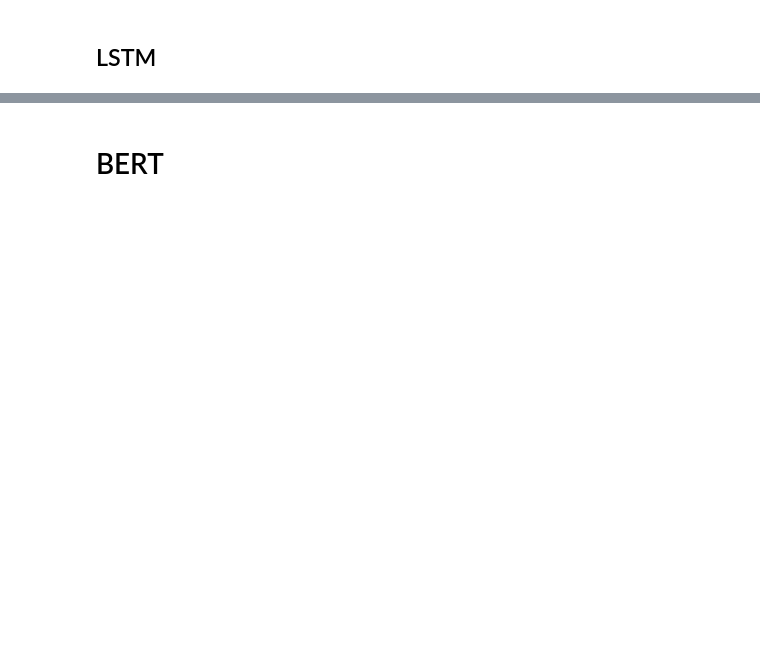
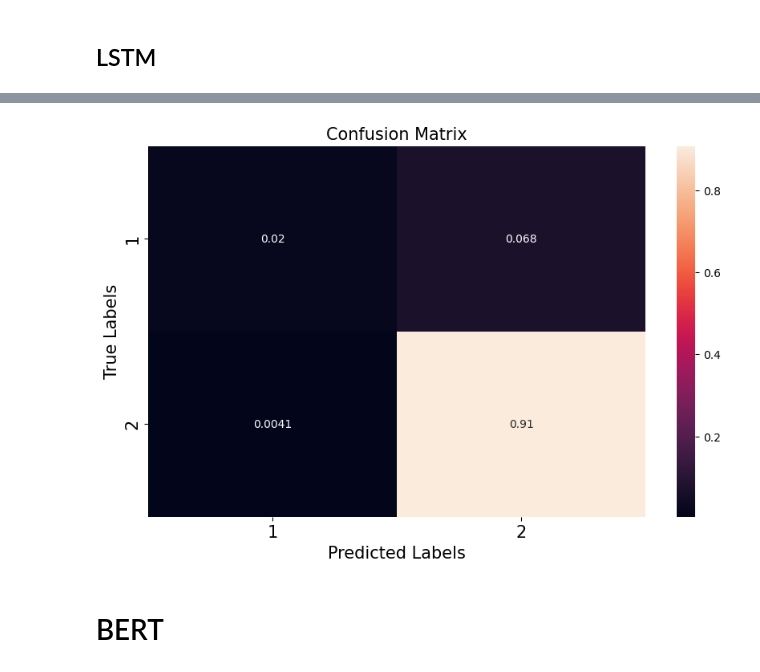
Before and after one commit to alexbean55/AmazonReviews, a Jupyter notebook: code/neural_net.ipynb, the cells around one changed output, grey strips where cells are left out. Saved outputs shown, nothing was run; the diff lists cells and outputs as text; code cells hidden in the pictures; blank space fills up the shorter version.

```diff
--- a/code/neural_net.ipynb
+++ b/code/neural_net.ipynb
@@ -284,15 +380,29 @@ ax.yaxis.set_ticklabels([0,1], size=15);
 # %% [markdown]
 ## LSTM
 # %%
-model = tf.keras.models.Sequential([
-    tf.keras.layers.Embedding(input_dim=vocab_size, output_dim=embedding_dim, input_length=max_length),
-    tf.keras.layers.Bidirectional(tf.keras.layers.LSTM(128, return_sequences=True)),
-    tf.keras.layers.Attention(),
-    tf.keras.layers.GlobalMaxPooling1D(),
-    tf.keras.layers.Dense(128, activation='relu'),
-    tf.keras.layers.Dropout(0.25),
-    tf.keras.layers.Dense(1, activation='sigmoid')
-])
+inputs = tf.keras.Input(shape=(max_length,))
+
+# Embedding Layer
+x = tf.keras.layers.Embedding(input_dim=vocab_size, output_dim=embedding_dim, input_length=max_length)(inputs)
+
+# Bidirectional LSTM
+x = tf.keras.layers.Bidirectional(tf.keras.layers.LSTM(128, return_sequences=True))(x)
+
+# Attention: For self-attention, query = value = x
+attention_out = tf.keras.layers.Attention()([x, x])
+
+# Global Max Pooling
+x = tf.keras.layers.GlobalMaxPooling1D()(attention_out)
+
+# Dense Layers
+x = tf.keras.layers.Dense(128, activation='relu')(x)
+x = tf.keras.layers.Dropout(0.25)(x)
+
+# Output Layer
+outputs = tf.keras.layers.Dense(1, activation='sigmoid')(x)
+
+# Build the model
+model = tf.keras.Model(inputs=inputs, outputs=outputs)
 # %%
 early_stop = tf.keras.callbacks.EarlyStopping(monitor='val_loss', patience=2, restore_best_weights=True)
 METRICS = [
@@ -304,6 +414,5 @@ model.compile(loss=tf.keras.losses.BinaryCrossentropy(from_logits=True),
               optimizer=tf.keras.optimizers.Adam(1e-4),
               metrics=METRICS)
 # %%
-history = model.fit(X_train, y_train, epochs=10, batch_size=30, shuffle=True,
-                    callbacks=[early_stop], validation_data=(X_val, y_val),  # Explicit validation data
-)
+history = model.fit(X_train, y_train, epochs=5, batch_size=64, shuffle=True,
+                    callbacks=[early_stop], validation_data=(X_val, y_val),)
@@ -352,17 +487,19 @@ print(classification_report(y_test, binary_predictions))
 # %%
 import seaborn as sns
 
 matrix = confusion_matrix(binary_predictions, y_test, normalize='all')
 plt.figure(figsize=(10, 6))
 ax= plt.subplot()
 sns.heatmap(matrix, annot=True, ax = ax)
 
 # labels, title and ticks
 ax.set_xlabel('Predicted Labels', size=15)
 ax.set_ylabel('True Labels', size=15)
 ax.set_title('Confusion Matrix', size=15)
-ax.xaxis.set_ticklabels([0,1], size=15)
-ax.yaxis.set_ticklabels([0,1], size=15);
+ax.xaxis.set_ticklabels([1,2], size=15)
+ax.yaxis.set_ticklabels([1,2], size=15);
+# %% [output]
+[figure, added]
 # %% [markdown]
 # BERT
 # %%
```
Also changed, not shown: parts of 27 cells of this notebook, 3 other files.
